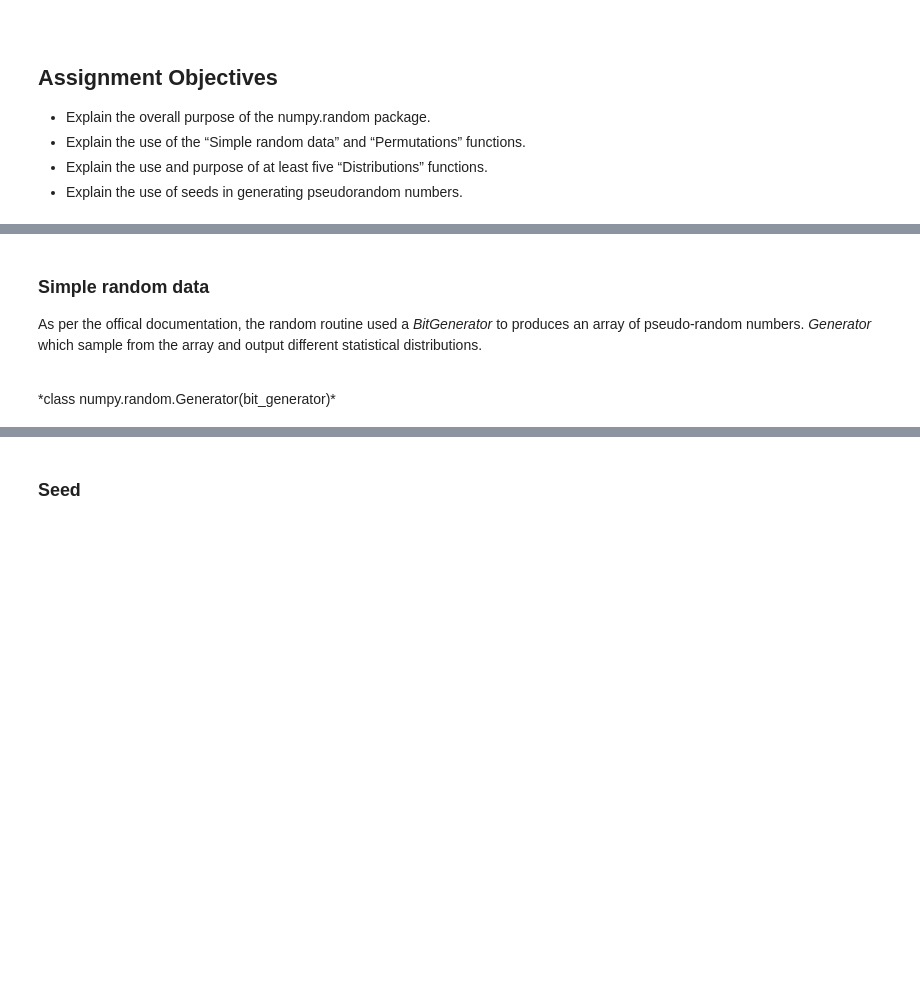
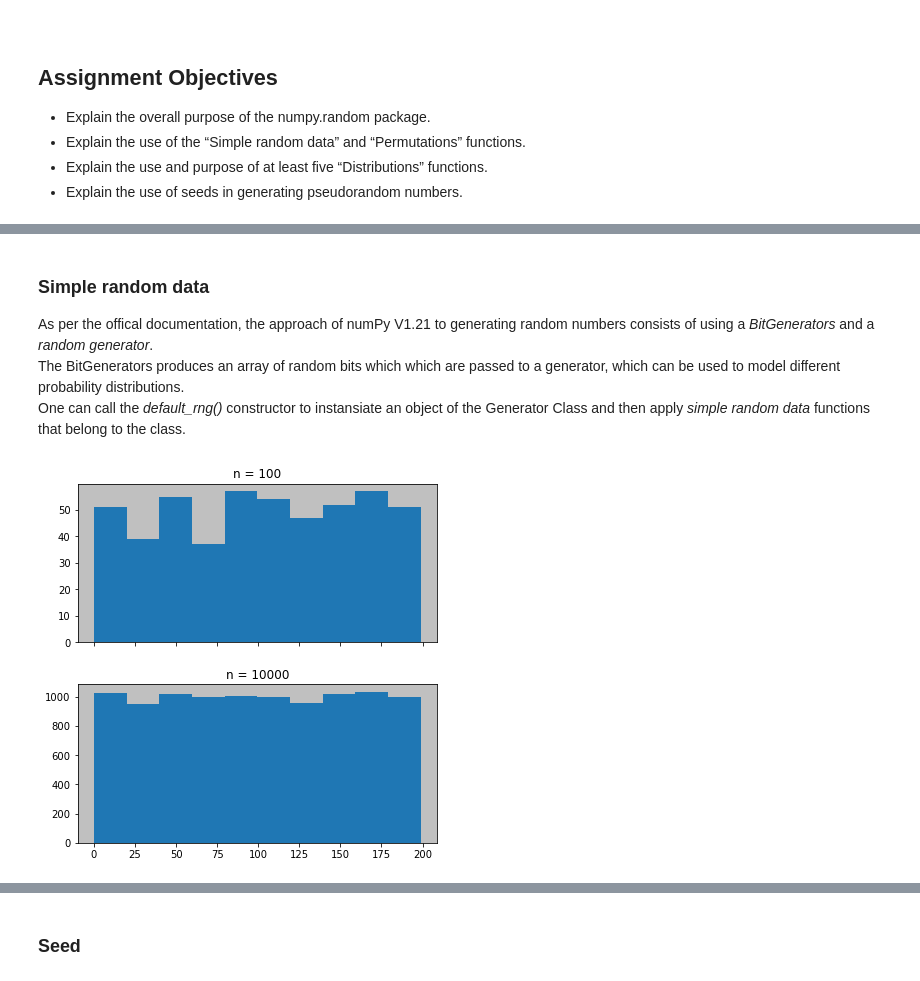
Before and after one commit to CiaranMoran27/playing_with_jupyter, a Jupyter notebook: numpy-random.ipynb, the cells around one changed output, grey strips where cells are left out. Cells and saved outputs as stored; diff of their text form; code cells hidden in the pictures; blank space fills up the shorter version.

```diff
--- a/numpy-random.ipynb
+++ b/numpy-random.ipynb
@@ -47,8 +49,6 @@ As per the offical documnetation the random sub-module functions can be categori
 # %% [markdown]
 ### Simple random data
 
-As per the offical documentation, the random routine used a *BitGenerator* to produces an array of pseudo-random numbers.
-*Generator* which sample from the array and output different statistical distributions. <br>
-
-<br>
-*class numpy.random.Generator(bit_generator)*
+As per the offical documentation, the approach of numPy V1.21 to generating random numbers consists of using a *BitGenerators* and a *random generator*.<br>
+The BitGenerators produces an array of random bits which which are passed to a generator, which can be used to model different probability distributions.<br>
+One can call the *default_rng()* constructor to instansiate an object of the Generator Class and then apply *simple random data* functions that belong to the class.
@@ -54,0 +59,29 @@ As per the offical documentation, the random routine used a *BitGenerator* to pr
+# %%
+def plot_hist_twice(array_one, array_two, title_one, title_two):
+
+    fig, axs = plt.subplots(2, 1, sharex = True, figsize = (6, 6))
+    axs[0].hist(array_one)
+    axs[1].hist(array_two)
+
+    # loop over axes objects in the figure object
+    for plot_index, ax in enumerate(fig.axes):
+        ax.set_facecolor('silver')
+
+        if plot_index < 1:
+            ax.set_title(str(title_one))
+        else:
+            ax.set_title(str(title_two))
+
+    fig.tight_layout(pad = 2)
+    plt.show()
+# %%
+# Construct random Generator with the default BitGenerator (PCG64)
+rng = np.random.default_rng()
+# %%
+# Call integers function on generator and store in variable
+array_1d_small = rng.integers(200, size = 500)
+array_1d_large = rng.integers(200, size = 10000)
+
+plot_hist_twice(array_1d_small, array_1d_large, 'n = 100', 'n = 10000')
+# %% [output]
+[figure, added]
```
Also changed, not shown: parts of 6 cells of this notebook, 3 other files.
